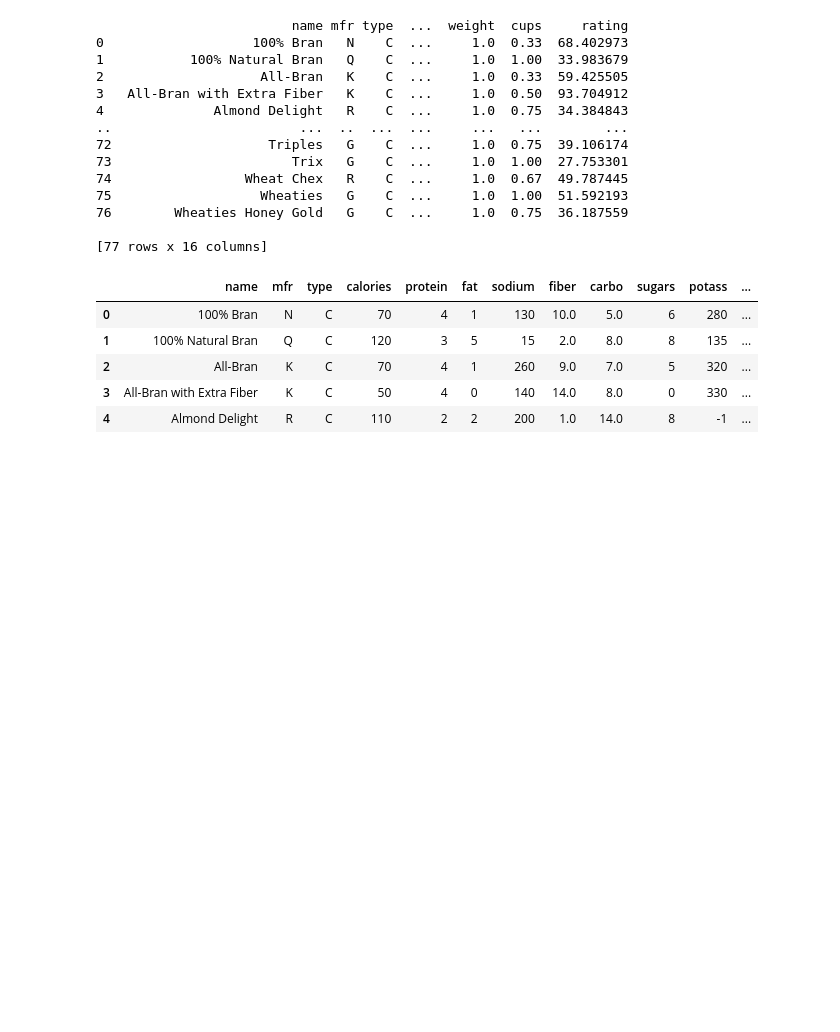
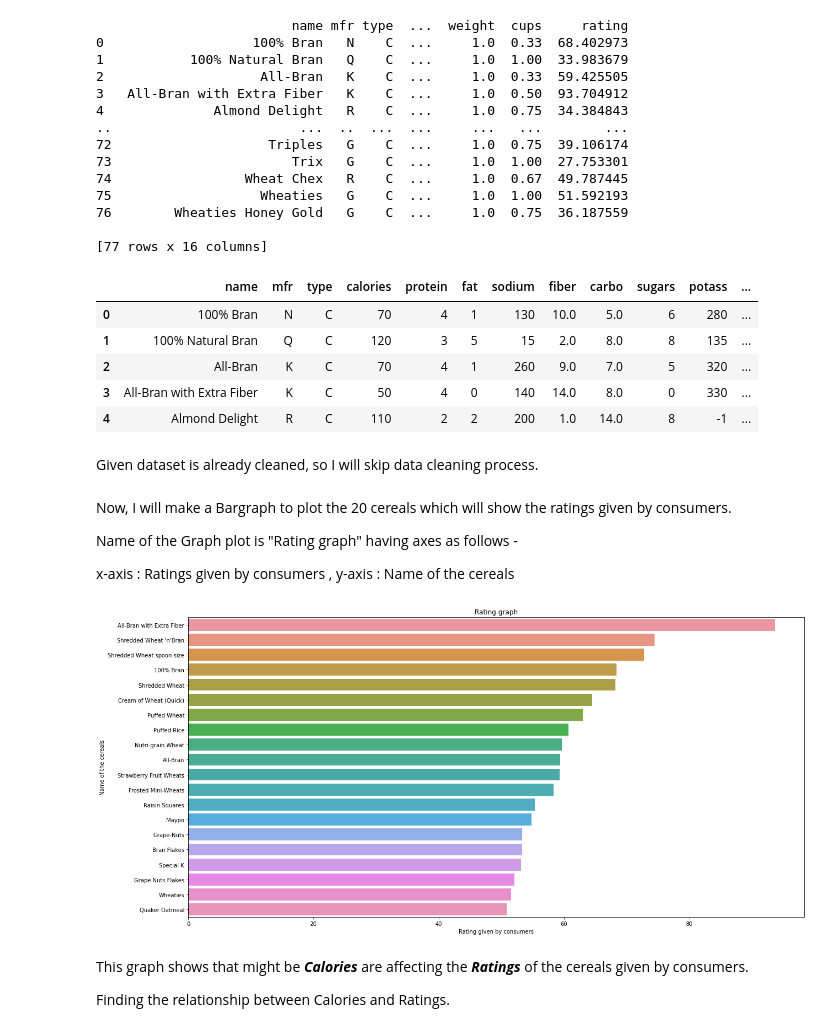
Before and after one commit to Ana1601-code/80-Cereals-Analysis, a Jupyter notebook: 80_Cereals_analyse.ipynb, the cells around one changed output. Saved outputs shown, nothing was run; the diff lists cells and outputs as text; code cells hidden in the pictures; blank space fills up the shorter version.

Commit message:
Visualizing the parameters and finding relations

```diff
--- a/80_Cereals_analyse.ipynb
+++ b/80_Cereals_analyse.ipynb
@@ -42,3 +42,20 @@ df.head()
 | 2 | All-Bran | K | C | 70 | 4 | 1 | 260 | 9.0 | 7.0 | 5 | 320 | ... |
 | 3 | All-Bran with Extra Fiber | K | C | 50 | 4 | 0 | 140 | 14.0 | 8.0 | 0 | 330 | ... |
 | 4 | Almond Delight | R | C | 110 | 2 | 2 | 200 | 1.0 | 14.0 | 8 | -1 | ... |
+# %% [markdown]
+Given dataset is already cleaned, so I will skip data cleaning process.
+# %% [markdown]
+Now, I will make a Bargraph to plot the 20 cereals which will show the ratings given by consumers.
+
+Name of the Graph plot is "Rating graph" having axes as follows -
+
+x-axis : Ratings given by consumers ,  y-axis : Name of the cereals
+# %%
+ax = sns.barplot(x="rating", y="name", data=df.sort_values('rating',ascending=False)[:20])
+_ = ax.set(xlabel='Rating given by consumers', ylabel='Name of the cereals',title = "Rating graph")
+# %% [output]
+[figure, added]
+# %% [markdown]
+This graph shows that might be ***Calories*** are affecting the ***Ratings*** of the cereals given by consumers.
+
+Finding the relationship between Calories and Ratings.
```
